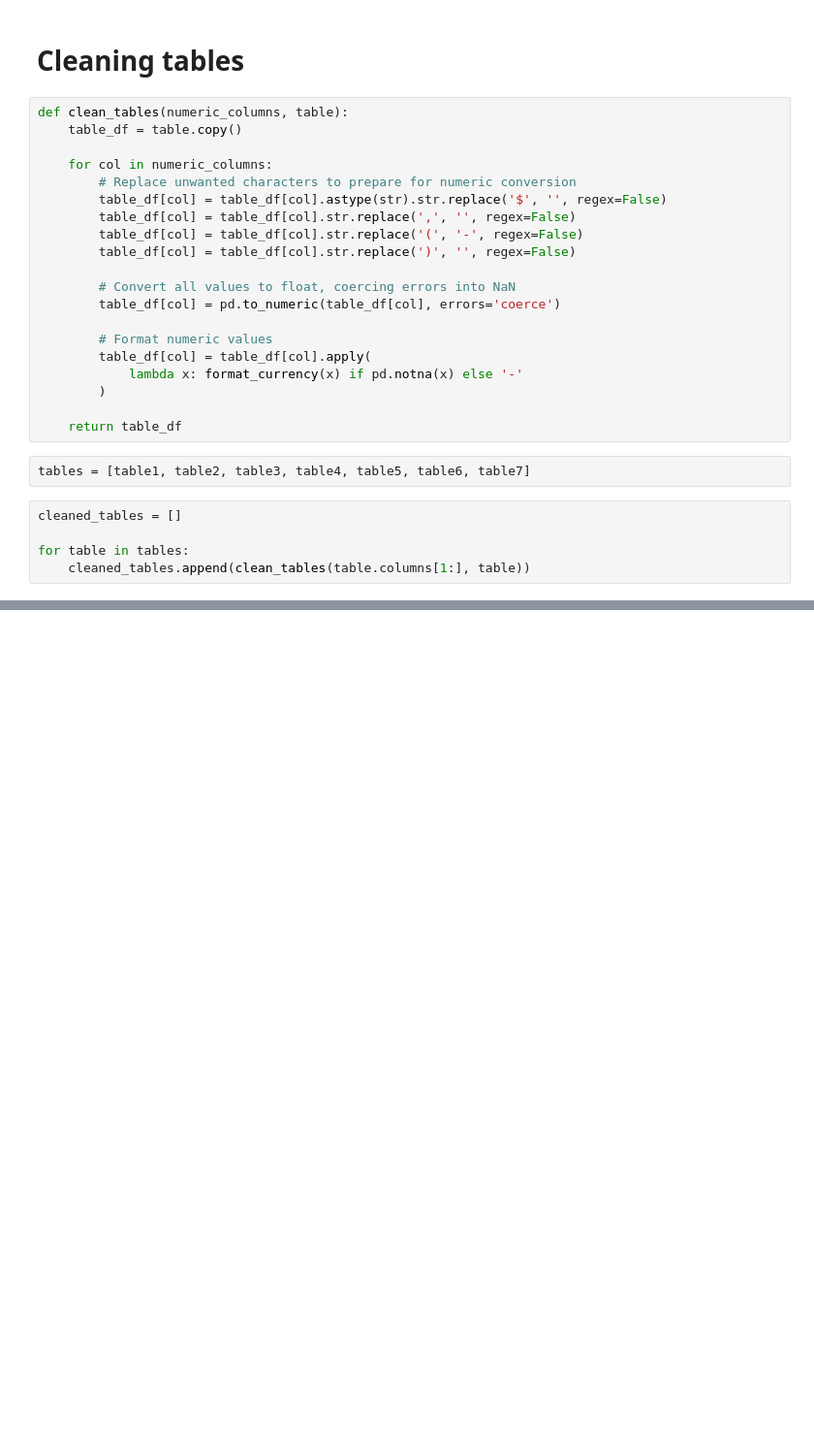
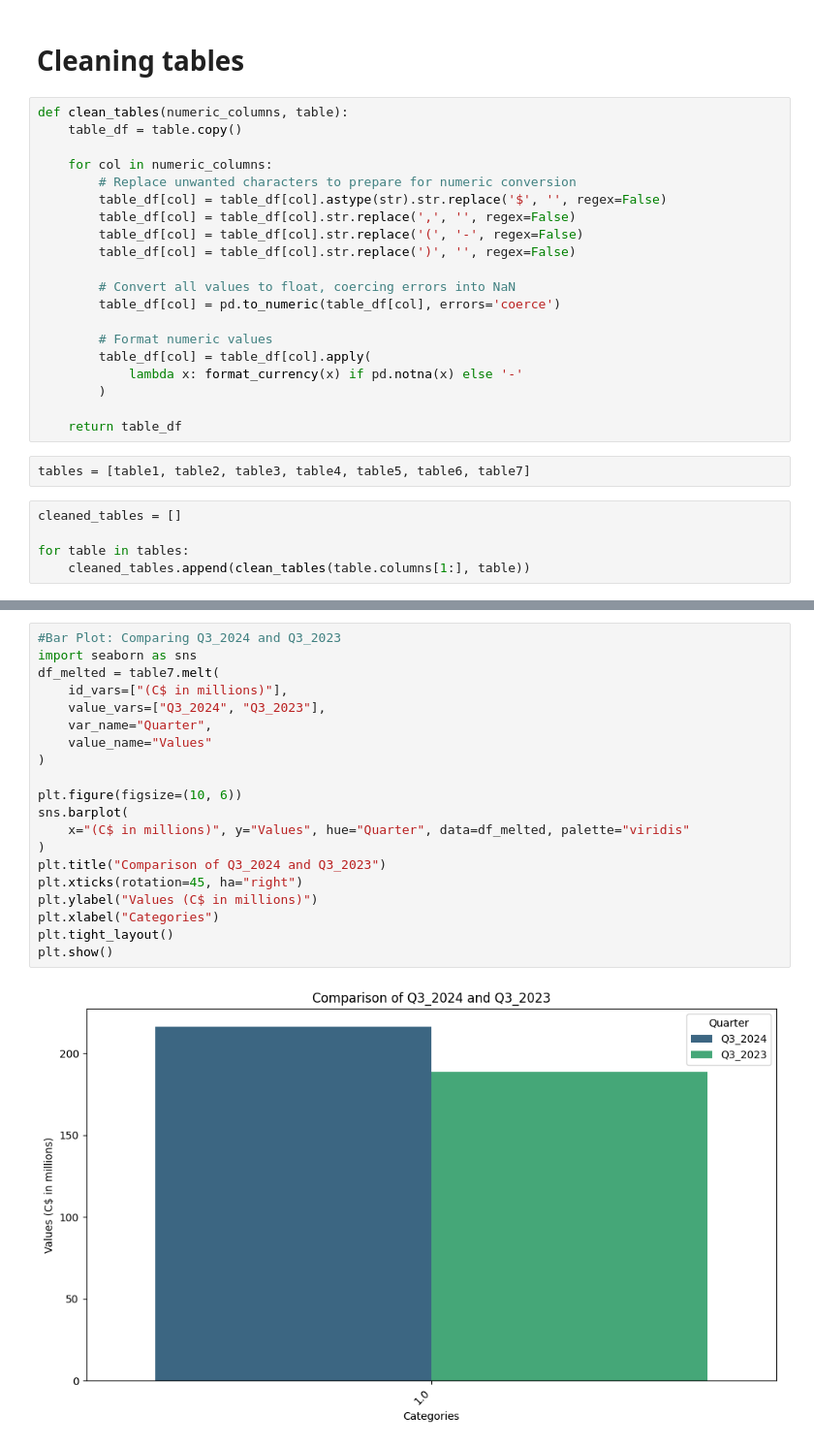
Before and after one commit to andrejet55/CTQuarterReportScrapping, a Jupyter notebook: PDF_Scrapping_on_CT_report.ipynb, the cells around one changed output, grey strips where cells are left out. Shown at 97% size. Cells and saved outputs as stored; diff of their text form; blank space fills up the shorter version.

```diff
--- a/PDF_Scrapping_on_CT_report.ipynb
+++ b/PDF_Scrapping_on_CT_report.ipynb
@@ -1079,0 +921,22 @@ for table in tables:
+# %%
+#Bar Plot: Comparing Q3_2024 and Q3_2023
+import seaborn as sns
+df_melted = table7.melt(
+    id_vars=["(C$ in millions)"],
+    value_vars=["Q3_2024", "Q3_2023"],
+    var_name="Quarter",
+    value_name="Values"
+)
+
+plt.figure(figsize=(10, 6))
+sns.barplot(
+    x="(C$ in millions)", y="Values", hue="Quarter", data=df_melted, palette="viridis"
+)
+plt.title("Comparison of Q3_2024 and Q3_2023")
+plt.xticks(rotation=45, ha="right")
+plt.ylabel("Values (C$ in millions)")
+plt.xlabel("Categories")
+plt.tight_layout()
+plt.show()
+# %% [output]
+[figure, added]
```
Also changed, not shown: parts of 34 cells of this notebook.
